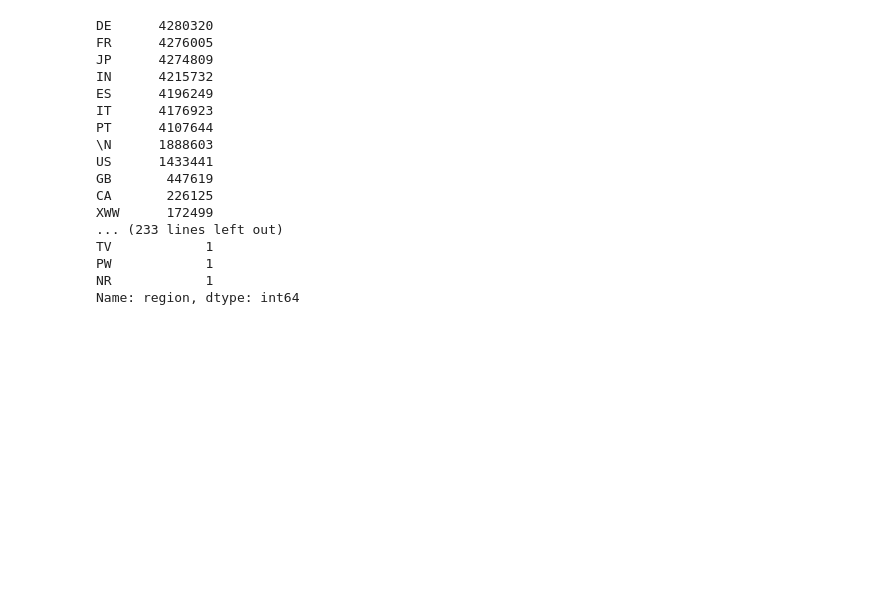
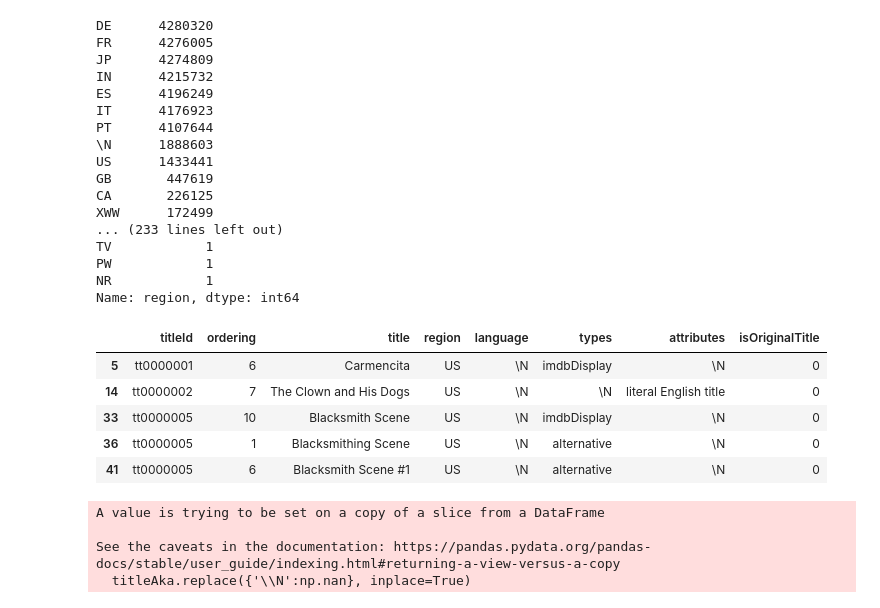
Before and after one commit to jcowart1987/Project-3, a Jupyter notebook: Project 3 Part 1.ipynb, the cells around one changed output. Cells and saved outputs as stored; diff of their text form; code cells hidden in the pictures; blank space fills up the shorter version.

Commit message:
Update Project 3 Part 1.ipynb
Completed data cleaning

```diff
--- a/Project 3 Part 1.ipynb
+++ b/Project 3 Part 1.ipynb
@@ -186,4 +186,19 @@ PW            1
 NR            1
 Name: region, dtype: int64
 # %%
-titleAka.loc[titleAka['region'] == 'US']
+titleAka = titleAka.loc[titleAka['region'] == 'US']
+titleAka.head()
+# %% [output]
+|  | titleId | ordering | title | region | language | types | attributes | isOriginalTitle |
+| 5 | tt0000001 | 6 | Carmencita | US | \N | imdbDisplay | \N | 0 |
+| 14 | tt0000002 | 7 | The Clown and His Dogs | US | \N | \N | literal English title | 0 |
+| 33 | tt0000005 | 10 | Blacksmith Scene | US | \N | imdbDisplay | \N | 0 |
+| 36 | tt0000005 | 1 | Blacksmithing Scene | US | \N | alternative | \N | 0 |
+| 41 | tt0000005 | 6 | Blacksmith Scene #1 | US | \N | alternative | \N | 0 |
+# %%
+titleAka.replace({'\\N':np.nan}, inplace=True)
+# %% [output]
+A value is trying to be set on a copy of a slice from a DataFrame
+
+See the caveats in the documentation: https://pandas.pydata.org/pandas-docs/stable/user_guide/indexing.html#returning-a-view-versus-a-copy
+  titleAka.replace({'\\N':np.nan}, inplace=True)
```
Also changed, not shown: parts of 2 cells of this notebook.
